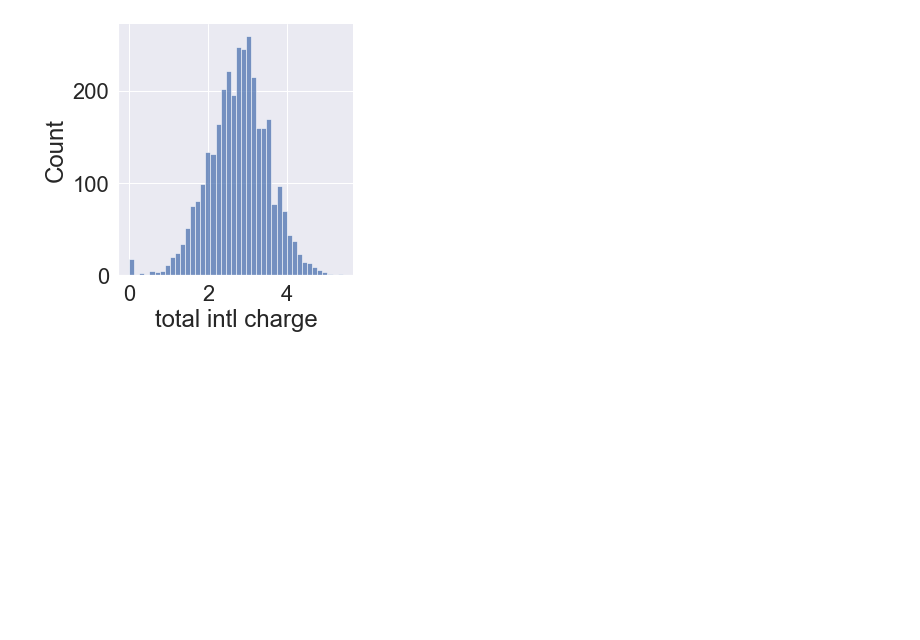
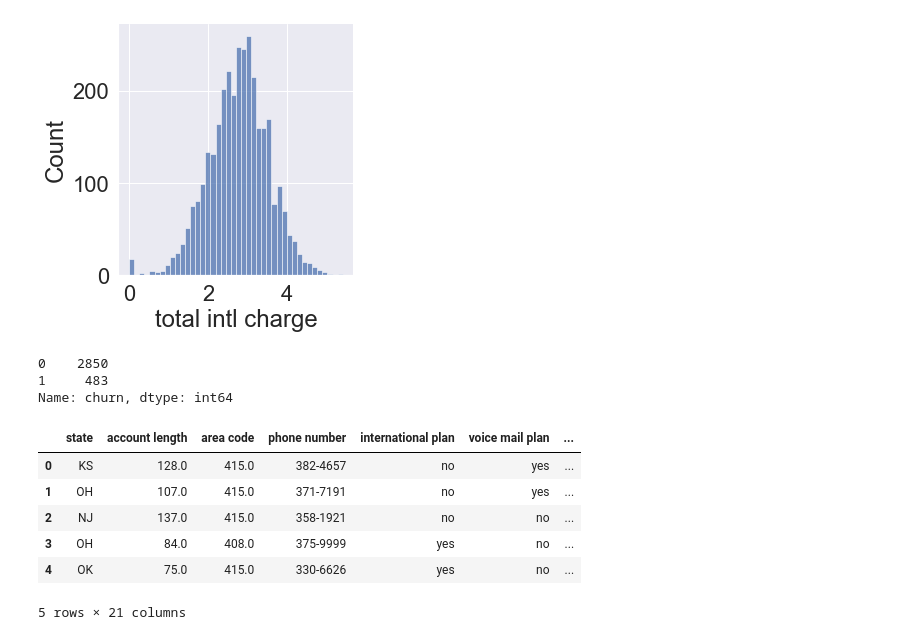
Before and after one commit to warigiasue89/Phase_III_project, a Jupyter notebook: Telecom.ipynb, the cells around one changed output. Cells and saved outputs as stored; diff of their text form; code cells hidden in the pictures; blank space fills up the shorter version.

```diff
--- a/Telecom.ipynb
+++ b/Telecom.ipynb
@@ -220,3 +222,22 @@ sns.displot(data = df, x = 'total intl charge',fill= True);
 [figure]
 [figure]
 [figure]
+# %%
+#encoding churn variables
+encoder = LabelEncoder()
+df['churn'] = encoder.fit_transform(df['churn'])
+df['churn'].value_counts()
+# %% [output]
+0    2850
+1     483
+Name: churn, dtype: int64
+# %%
+df.head()
+# %% [output]
+|  | state | account length | area code | phone number | international plan | voice mail plan | ... |
+| 0 | KS | 128.0 | 415.0 | 382-4657 | no | yes | ... |
+| 1 | OH | 107.0 | 415.0 | 371-7191 | no | yes | ... |
+| 2 | NJ | 137.0 | 415.0 | 358-1921 | no | no | ... |
+| 3 | OH | 84.0 | 408.0 | 375-9999 | yes | no | ... |
+| 4 | OK | 75.0 | 415.0 | 330-6626 | yes | no | ... |
+5 rows × 21 columns
```
Also changed, not shown: parts of 8 cells of this notebook.
